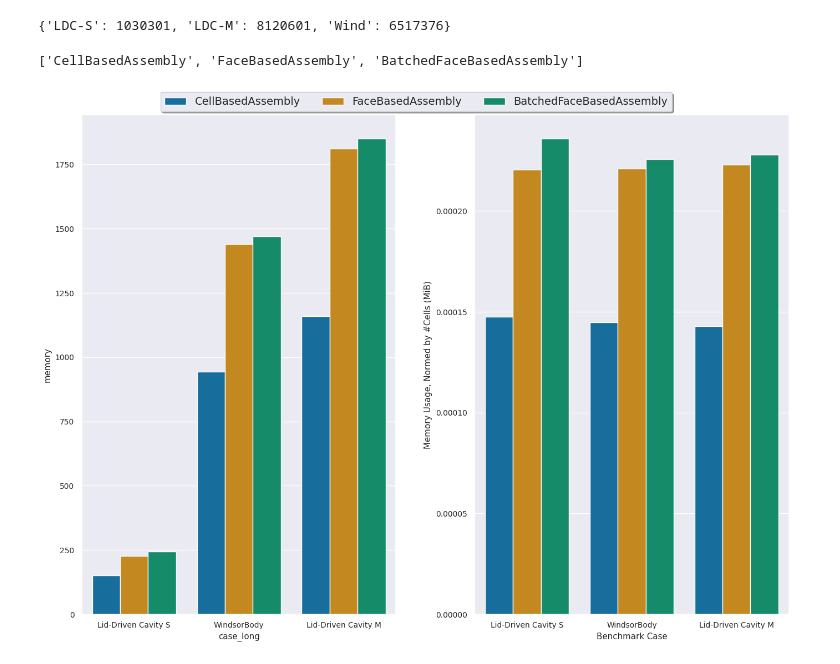
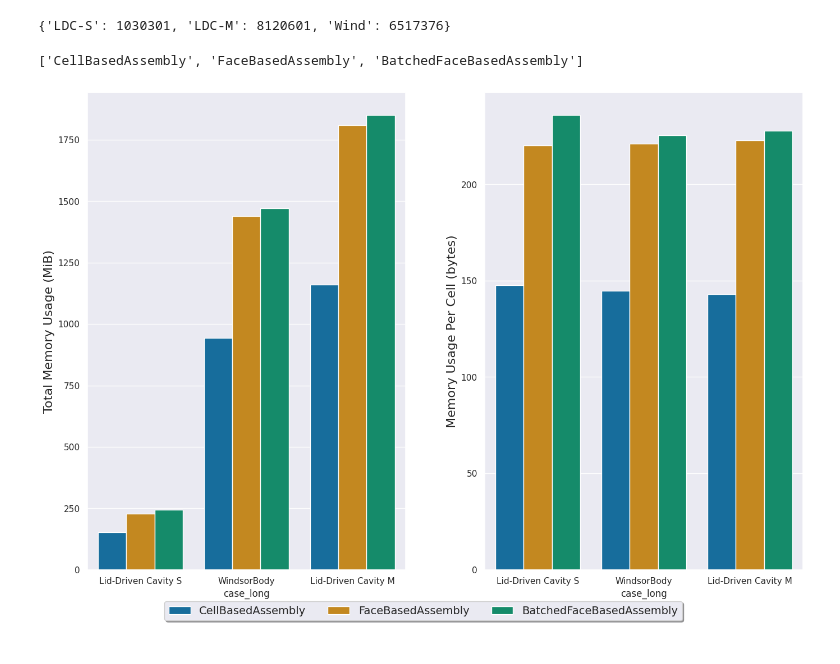
Before and after one commit to lupeterm/FVM-Prototyping, a Jupyter notebook: notebook.ipynb, the cells around one changed output. Saved outputs shown, nothing was run; the diff lists cells and outputs as text; code cells hidden in the pictures.

Commit message:
add unit to memory plots, add memory normed per #cells

```diff
--- a/notebook.ipynb
+++ b/notebook.ipynb
@@ -266,7 +266,7 @@ memory_df
 from math import log10, floor
 normd = []
 for mem, case in zip(memory_df["memory"], memory_df["case"]):
-    normd.append(mem / nCells[case])
+    normd.append(mem*1000000 / nCells[case])
 memory_df["memory_normed_ncells"] = normd
 # %%
 nCells
@@ -276,39 +276,42 @@ nCells
 fig, axes = plt.subplots(1,2, figsize=(15, 10))
 left = axes.flat[0]
 right = axes.flat[1]
+sb.set(font_scale = 1.005)
 
 l = sb.barplot(
     data=memory_df,
     x='case_long',
     y='memory',
     hue='algorithm',
     palette="colorblind",
     ax=left
 )
 
 r = sb.barplot(
     data=memory_df,
     x='case_long',
     y='memory_normed_ncells',
     hue='algorithm',
     palette="colorblind",
     ax=right
 )
 
-p.set_ylabel("Memory Usage (MiB)")
-p.set_xlabel("Benchmark Case")
+# l.set_title("Total Memory Usage (MiB)", fontsize=16)
+l.set_ylabel("Total Memory Usage (MiB)", fontsize=16)
+# l.set_xlabel("Benchmark Case", fontsize=16)
 
-r.set_ylabel("Memory Per Cell")
-r.set_xlabel("Benchmark Case")
+# r.set_title("Bytes Per Cell", fontsize=16)
+r.set_ylabel("Memory Usage Per Cell (bytes)", fontsize=16)
+# r.set_xlabel("Benchmark Case", fontsize=16)
 
 
 handles, labels = axes.flat[0].get_legend_handles_labels()
 for ax in axes.flat:
     ax.legend().remove()
 print(labels)
-plt.subplots_adjust(hspace=0.25,wspace=0.25, top=0.95, bottom=0.05,left=0.1, right=0.95)
-fig.legend(handles, labels, loc="upper center",ncol=3, fancybox=True, shadow=True,fontsize=14)
+plt.subplots_adjust(hspace=0.25,wspace=0.25, top=0.95, bottom=0.1,left=0.1, right=0.95)
+fig.legend(handles, labels, loc="lower center",ncol=3, fancybox=True, shadow=True,fontsize=14)
 plt.savefig("figures/memory_julia.svg")
 # %% [output]
 ['CellBasedAssembly', 'FaceBasedAssembly', 'BatchedFaceBasedAssembly']
-[figure, old version]
+[figure, new version]
```
